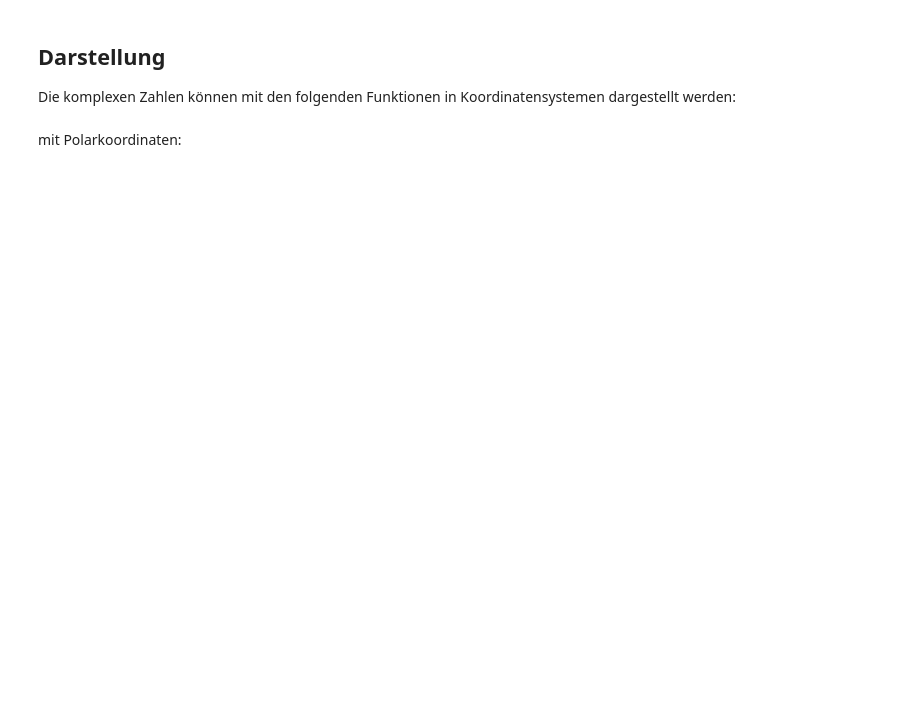
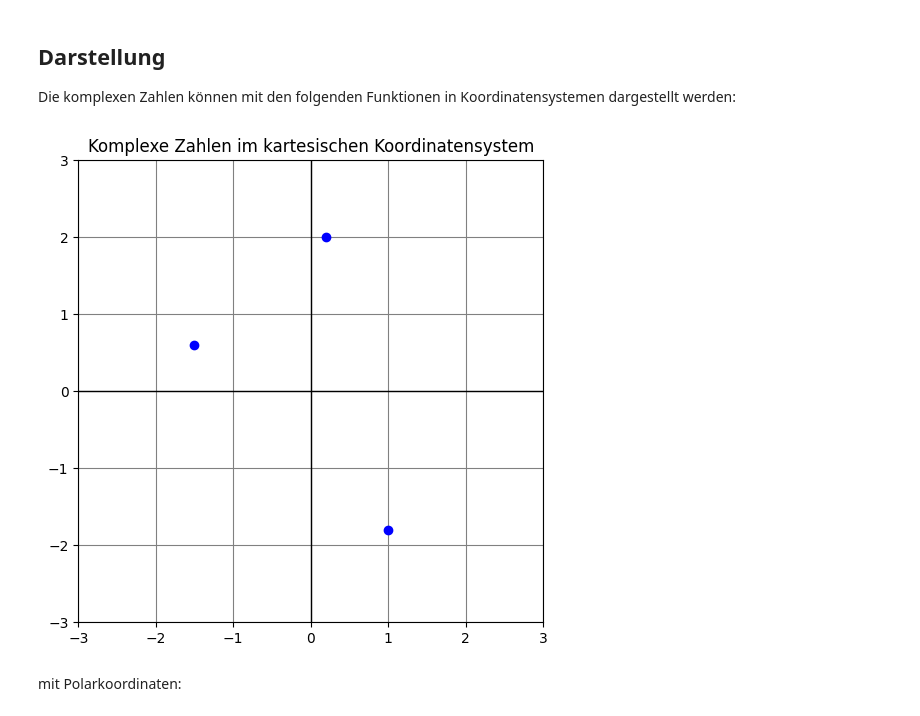
Before and after one commit to Julessh05-Studium/Scientific-Programming-Lab, a Jupyter notebook: SciProLab/complex_numbers.ipynb, the cells around one changed output. Drawn from its saved outputs; the diff is of its cells as text; code cells hidden in the pictures; blank space fills up the shorter version.

```diff
--- a/SciProLab/complex_numbers.ipynb
+++ b/SciProLab/complex_numbers.ipynb
@@ -112,6 +112,10 @@ Komplexe Zahlen werden in vielen Bereichen der Mathematik, Physik, Technik und I
 # %%
 class ComplexNumberError(Exception):
     pass
+
+class ComplexZeroError(Exception):
+    pass
+
 
 class ComplexNumber:
 
@@ -220,7 +224,7 @@ class ComplexNumber:
         r, theta = self.to_polar()  # Umrechnung in Polarform
         r_new = r ** power
         theta_new = theta * power
-        return self.to_kart(r_new, theta_new)
+        return self.to_cart(r_new, theta_new)
 
     def to_real(self):
         "Prüft, ob die Zahl reell ist und gibt sie als reelle Zahl zurück"
@@ -229,13 +233,16 @@ class ComplexNumber:
         else:
             return self
 
-    def to_polar(self):
+    def to_polar(self) -> 'PolarComplexNumber':
         "Umrechnung von kartesischen Koordinaten (Real, Imaginär) in Polarkoordinaten (r, theta)"
-        r = math.sqrt(self.real**2 + self.imag**2)
-        theta = math.atan2(self.imag, self.real)
-        return r, theta
+        if self.real == 0:
+            raise ComplexZeroError
+        else:
+            r = math.sqrt(self.real**2 + self.imag**2)
+            phi = math.atan2(self.imag, self.real)
+            return PolarComplexNumber(r, phi)
 
-    def to_kart(self, r, theta):
+    def to_cart(self, r, theta):
         """Umrechnung von Polarkoordinaten (r, theta) in kartesische Koordinaten (Real, Imaginär)"""
         real = r * math.cos(theta)
         imag = r * math.sin(theta)
@@ -396,8 +426,21 @@ class PolarComplexNumber:
 
 Die komplexen Zahlen können mit den folgenden Funktionen in Koordinatensystemen dargestellt werden:
 # %%
-def show_in_cart():
-    pass
+def show_in_cart(c):
+    plt.figure(figsize=(6, 6))
+    plt.axhline(0, color='black', linewidth=1.0, linestyle='solid')
+    plt.axvline(0, color='black', linewidth=1.0, linestyle='solid')
+    for n in c:
+        plt.plot(n.real, n.imag, 'bo')
+    plt.xlim(-3, 3)
+    plt.ylim(-3, 3)
+    plt.title(f"Komplexe Zahlen im kartesischen Koordinatensystem")
+    plt.grid(color='gray', which='both')
+    plt.show()
+
+show_in_cart([ComplexNumber(0.2, 2), ComplexNumber(-1.5, 0.6), ComplexNumber(1, -1.8)])
+# %% [output]
+[figure, added]
 # %% [markdown]
 mit Polarkoordinaten:
 # %%
```
Also changed, not shown: parts of 16 cells of this notebook.
